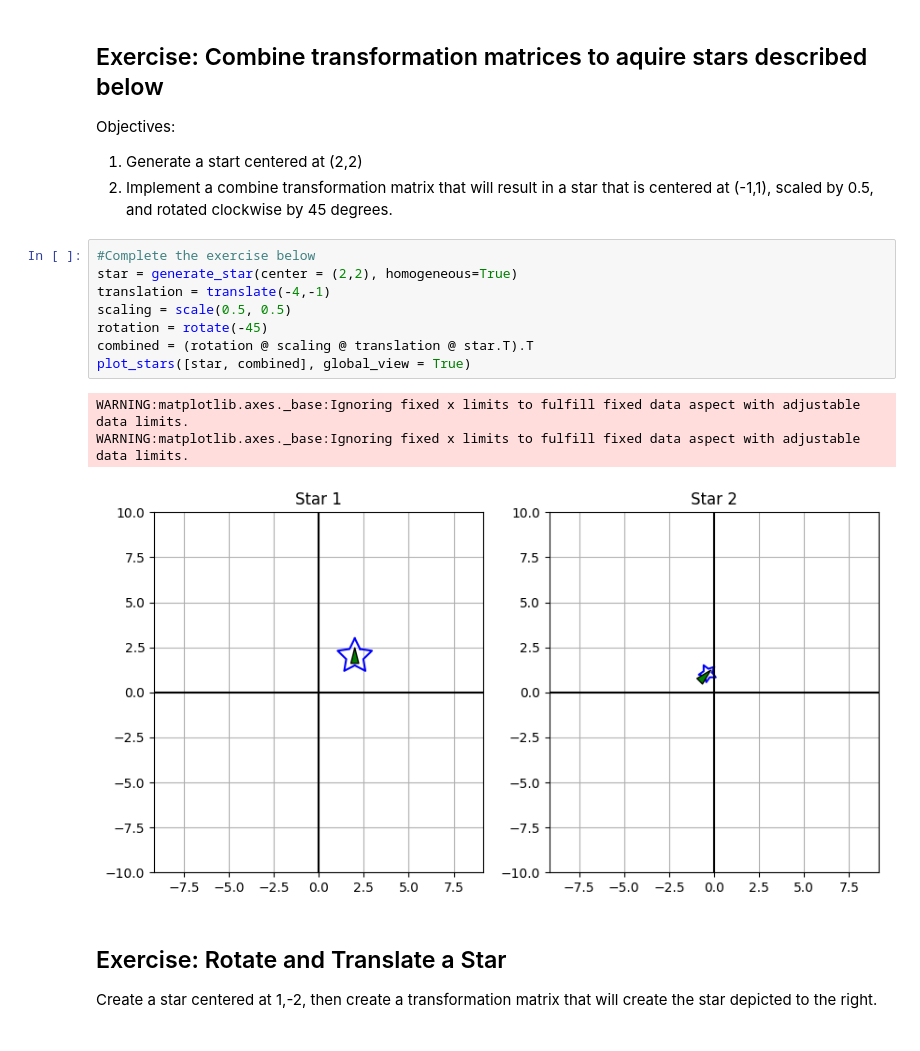
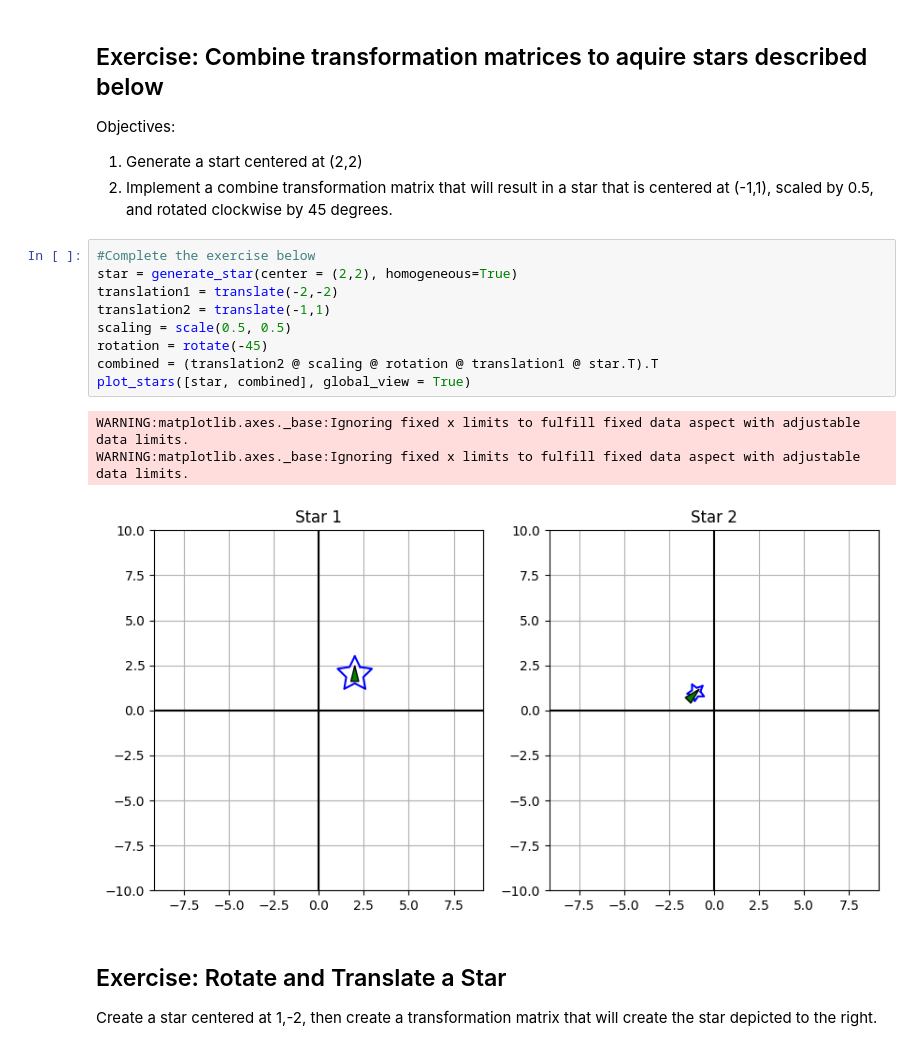
Before and after one commit to meholian/BME3053C-Fall-2025, a Jupyter notebook: lessons-solved/06_Matrix_Transformations_10_20_25.ipynb, the cells around one changed output. Drawn from its saved outputs; the diff is of its cells as text.

```diff
--- a/lessons-solved/06_Matrix_Transformations_10_20_25.ipynb
+++ b/lessons-solved/06_Matrix_Transformations_10_20_25.ipynb
@@ -481,15 +482,16 @@ Objectives:
 # %%
 #Complete the exercise below
 star = generate_star(center = (2,2), homogeneous=True)
-translation = translate(-4,-1)
+translation1 = translate(-2,-2)
+translation2 = translate(-1,1)
 scaling = scale(0.5, 0.5)
 rotation = rotate(-45)
-combined = (rotation @ scaling @ translation @ star.T).T
+combined = (translation2 @ scaling @ rotation @ translation1 @ star.T).T
 plot_stars([star, combined], global_view = True)
 # %% [output]
 WARNING:matplotlib.axes._base:Ignoring fixed x limits to fulfill fixed data aspect with adjustable data limits.
 WARNING:matplotlib.axes._base:Ignoring fixed x limits to fulfill fixed data aspect with adjustable data limits.
-[figure, old version]
+[figure, new version]
 # %% [markdown]
 ## Exercise: Rotate and Translate a Star
 
```
Also changed, not shown: parts of 1 cell of this notebook.
